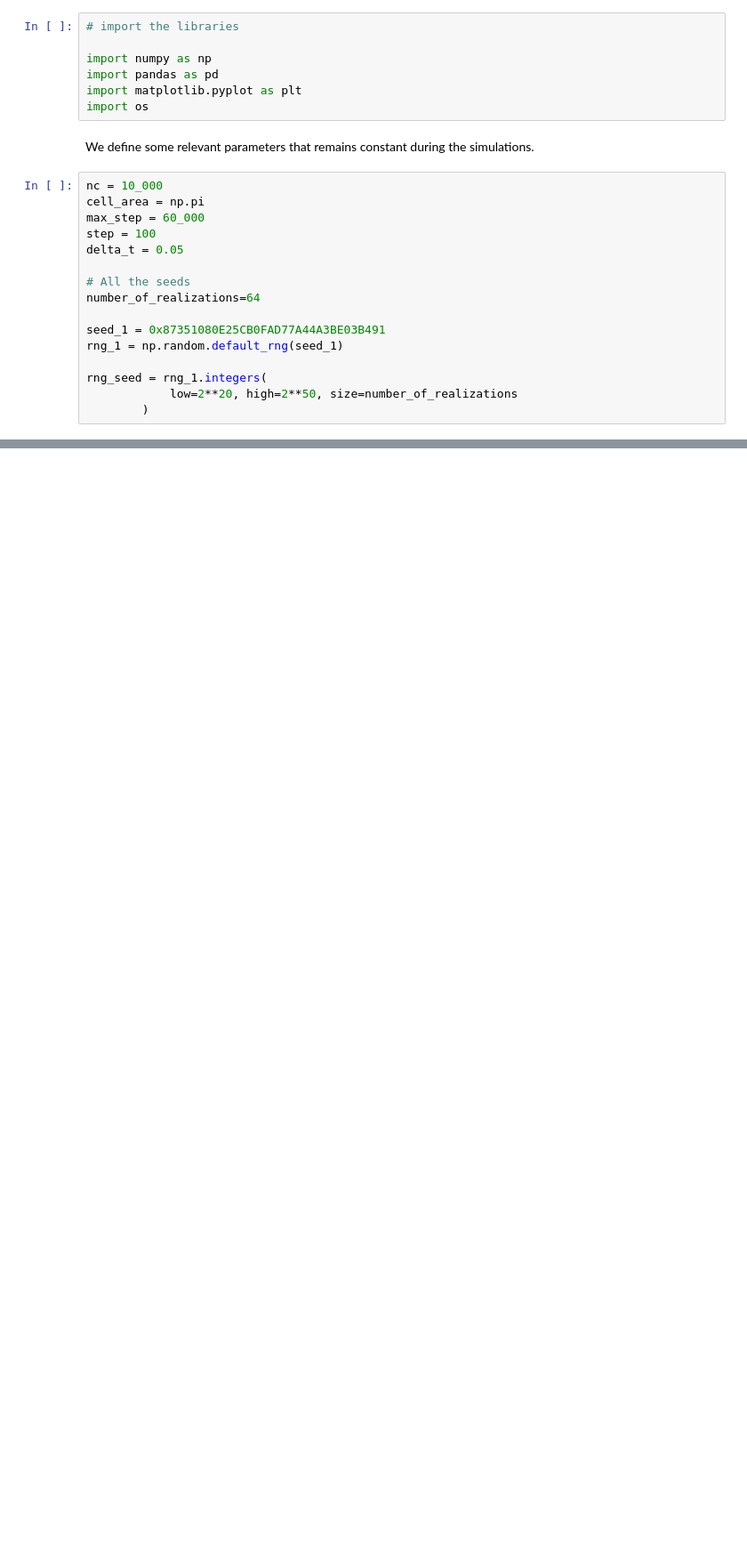
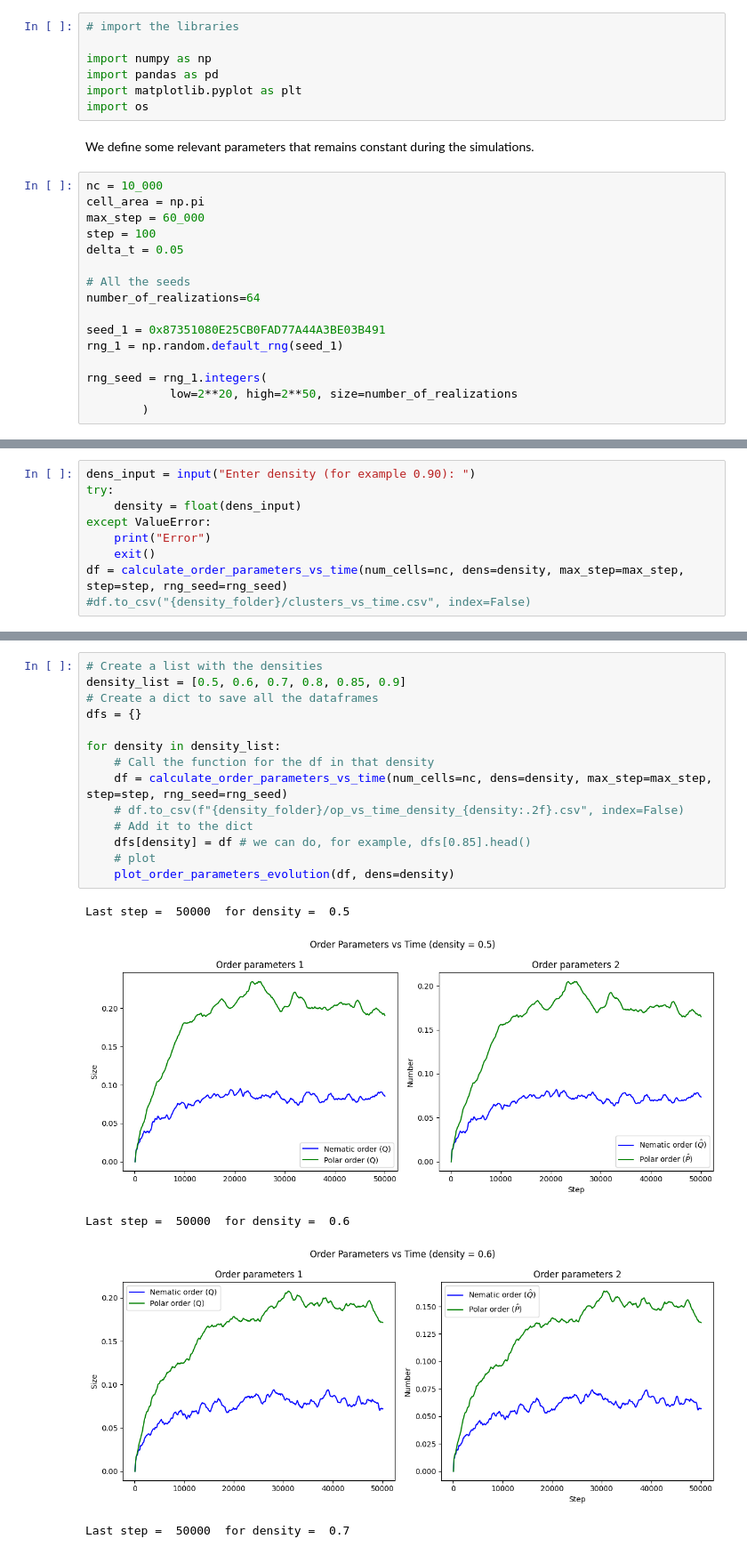
Before and after one commit to gonzaloangaut/oncostreams_analysis, a Jupyter notebook: analysis_order_parameters.ipynb, the cells around one changed output, grey strips where cells are left out. Shown at 89% size. Cells and saved outputs as stored; diff of their text form; blank space fills up the shorter version.

```diff
--- a/analysis_order_parameters.ipynb
+++ b/analysis_order_parameters.ipynb
@@ -52,0 +157,9 @@ rng_seed = rng_1.integers(
+# %%
+dens_input = input("Enter density (for example 0.90): ")
+try:
+    density = float(dens_input)
+except ValueError:
+    print("Error")
+    exit()
+df = calculate_order_parameters_vs_time(num_cells=nc, dens=density, max_step=max_step, step=step, rng_seed=rng_seed)
+#df.to_csv("{density_folder}/clusters_vs_time.csv", index=False)
@@ -52,0 +219,20 @@ rng_seed = rng_1.integers(
+# %%
+# Create a list with the densities
+density_list = [0.5, 0.6, 0.7, 0.8, 0.85, 0.9]
+# Create a dict to save all the dataframes
+dfs = {}
+
+for density in density_list:
+    # Call the function for the df in that density
+    df = calculate_order_parameters_vs_time(num_cells=nc, dens=density, max_step=max_step, step=step, rng_seed=rng_seed)
+    # df.to_csv(f"{density_folder}/op_vs_time_density_{density:.2f}.csv", index=False)
+    # Add it to the dict
+    dfs[density] = df # we can do, for example, dfs[0.85].head()
+    # plot
+    plot_order_parameters_evolution(df, dens=density)
+# %% [output]
+Last step =  50000  for density =  0.5
+[figure, added]
+Last step =  50000  for density =  0.6
+[figure, added]
+Last step =  50000  for density =  0.7
```
Also changed, not shown: parts of 16 cells of this notebook, 26 other files.
